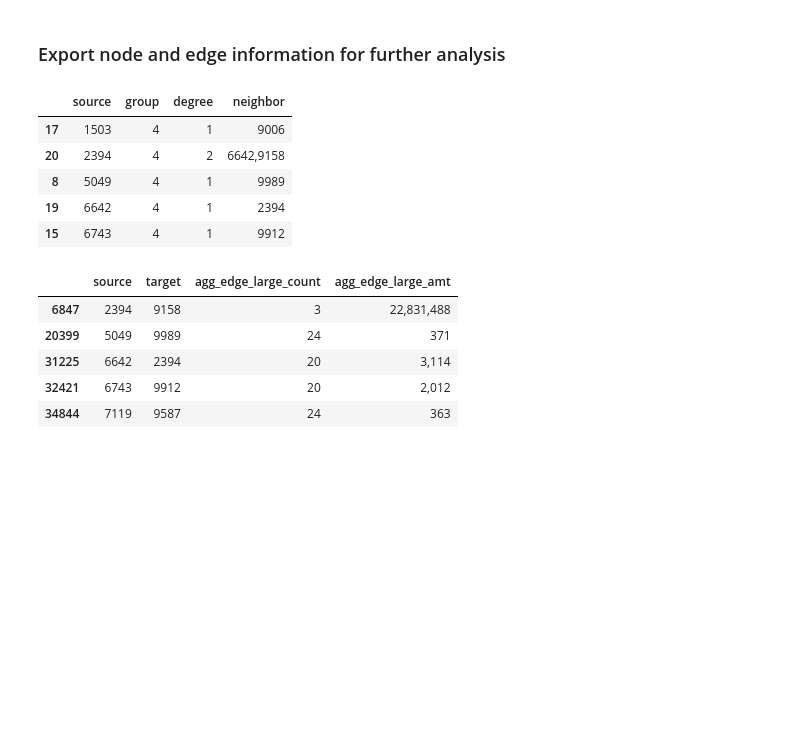
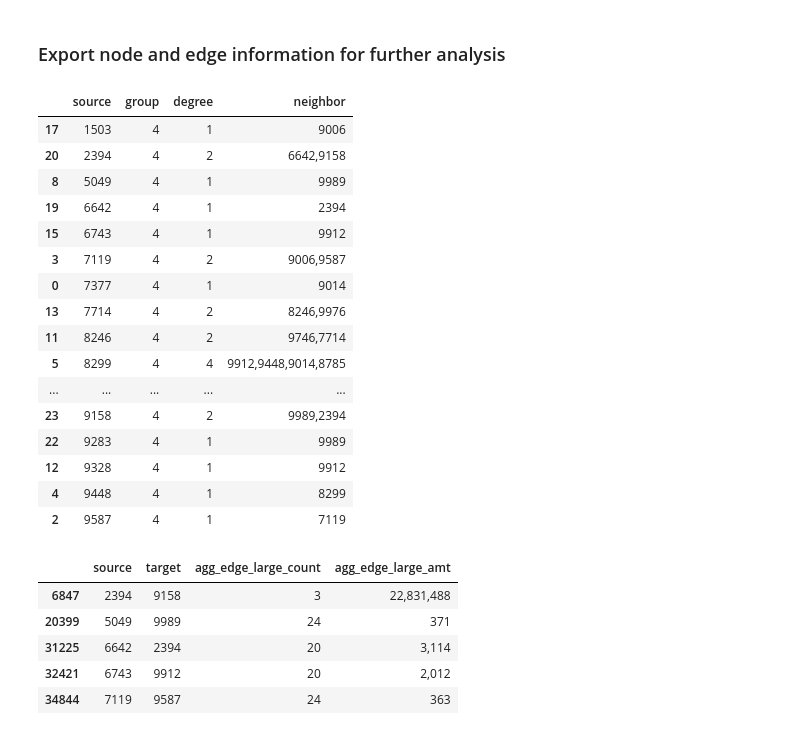
Before and after one commit to lawpoppop/SourceCode, a Jupyter notebook: Python/AML/AML_Network_Analysis.ipynb, the cells around one changed output. Drawn from its saved outputs; the diff is of its cells as text; code cells hidden in the pictures; blank space fills up the shorter version.

```diff
--- a/Python/AML/AML_Network_Analysis.ipynb
+++ b/Python/AML/AML_Network_Analysis.ipynb
@@ -379,14 +365,25 @@ nt.show('10_show_group_with_given_node.html')
 # %%
 H_sub_nodes = pd.DataFrame(nt.nodes)[['id','group','value','title']].rename(columns={'id':'source','value':'degree','title':'neighbor'}).sort_values(by='source')
 H_sub_nodes['neighbor'] = H_sub_nodes['neighbor'].apply(lambda x:x.split('neighbor: ')[-1])
-H_sub_nodes.head(5)
+H_sub_nodes.head(20)
 # %% [output]
 |  | source | group | degree | neighbor |
 | 17 | 1503 | 4 | 1 | 9006 |
 | 20 | 2394 | 4 | 2 | 6642,9158 |
 | 8 | 5049 | 4 | 1 | 9989 |
 | 19 | 6642 | 4 | 1 | 2394 |
 | 15 | 6743 | 4 | 1 | 9912 |
+| 3 | 7119 | 4 | 2 | 9006,9587 |
+| 0 | 7377 | 4 | 1 | 9014 |
+| 13 | 7714 | 4 | 2 | 8246,9976 |
+| 11 | 8246 | 4 | 2 | 9746,7714 |
+| 5 | 8299 | 4 | 4 | 9912,9448,9014,8785 |
+| ... | ... | ... | ... | ... |
+| 23 | 9158 | 4 | 2 | 9989,2394 |
+| 22 | 9283 | 4 | 1 | 9989 |
+| 12 | 9328 | 4 | 1 | 9912 |
+| 4 | 9448 | 4 | 1 | 8299 |
+| 2 | 9587 | 4 | 1 | 7119 |
 # %%
 H_sub_edges = edge_large[(edge_large['source'].isin(target_nodes)) | (edge_large['target'].isin(target_nodes))].drop(columns=['value','title']).sort_values(by=['source','target'])
 H_sub_edges.head()
```
Also changed, not shown: parts of 2 cells of this notebook.
